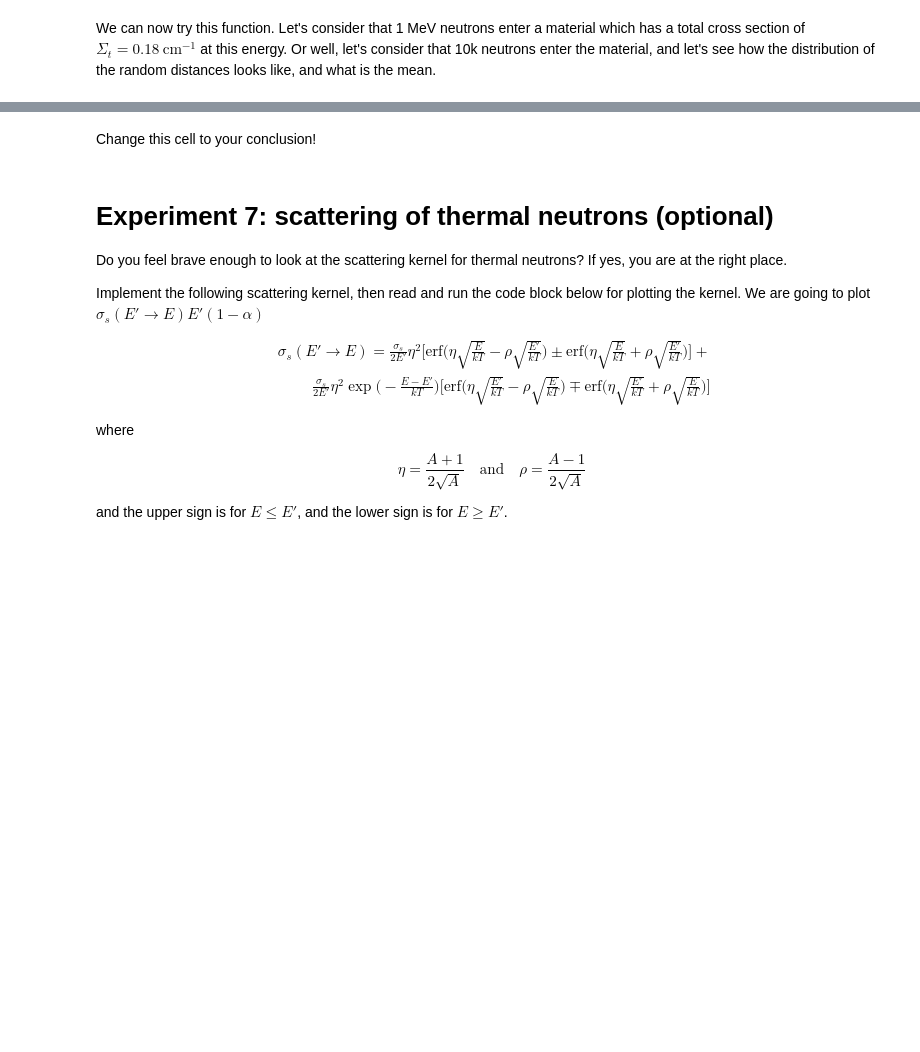
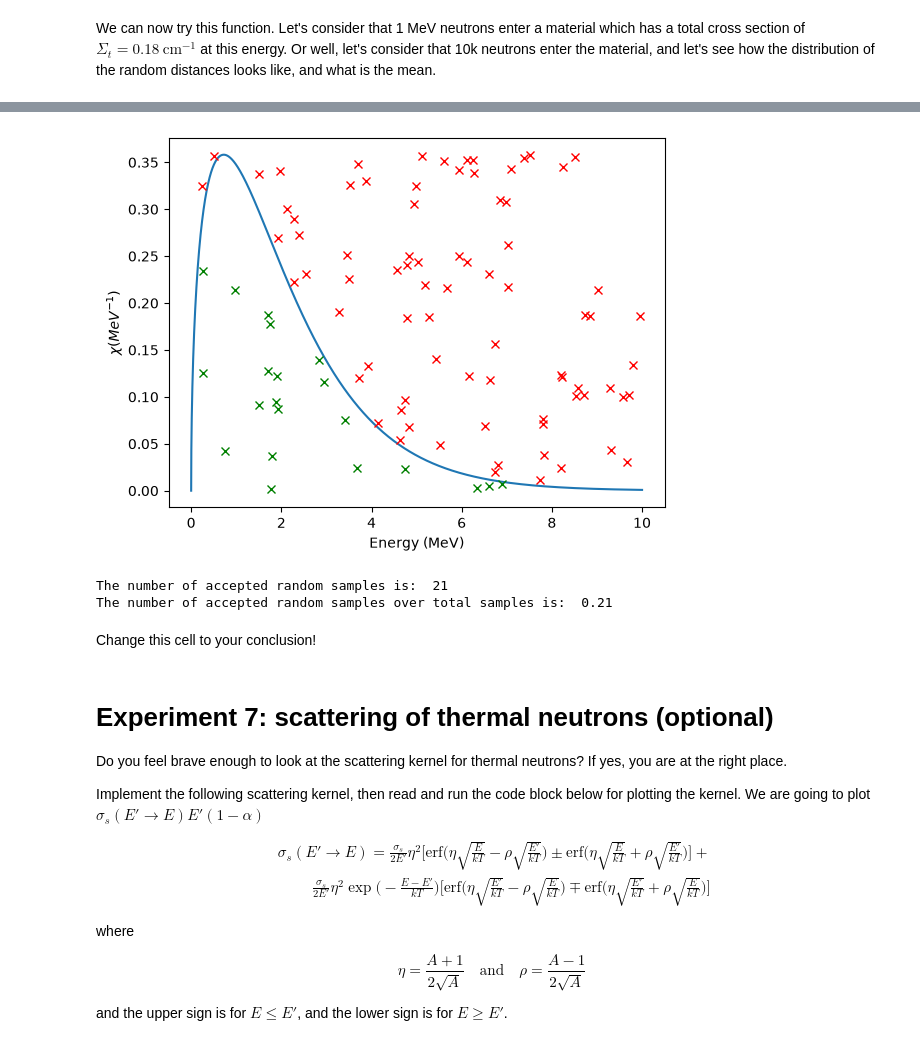
Before and after one commit to Ben0-0/IAEA_Reactor-Physics, a Jupyter notebook: Datalabs/Datalab04/4-Scattering_MCintro.ipynb, the cells around one changed output, grey strips where cells are left out. Cells and saved outputs as stored; diff of their text form; code cells hidden in the pictures; blank space fills up the shorter version.

```diff
--- a/Datalabs/Datalab04/4-Scattering_MCintro.ipynb
+++ b/Datalabs/Datalab04/4-Scattering_MCintro.ipynb
@@ -416,30 +421,38 @@ Draw 100 numbers $x$ between 0-10 MeV and draw 100 numbers $y$ between 0 and the
 
 Does this method seem to be efficient to sample the Watt-spectrum? Count the number of accepted random samples to estimate the efficiency!
 # %%
+import numpy as np
 def watt(x):
     C1 = 0.453
     C2 = 0.965
     C3 = 2.29
-    return #complete the line
+    return C1*np.exp(-x/C2)*np.sinh(np.sqrt(C3*x))
 
 E=np.linspace(0,10,10000)
 plt.figure()
 plt.plot(E,watt(E))
 maxW=np.max(watt(E))
-
-for _ in range(100):
+count = 0
+samples = 100
+for _ in range(samples):
     xi=np.random.uniform(0,10)
-    yi=#complete the line
+    yi=np.random.uniform(0,maxW)
     if yi<watt(xi):
         plt.plot(xi,yi,'gx')
-    #complete the if/else statements
-    #count how often a number is accepted!
+        count = count + 1
+    else:
+        plt.plot(xi,yi,'rx')
 
 plt.xlabel('Energy (MeV)')
 plt.ylabel(r'$\chi (MeV^{-1})$')
 plt.show()
 
-print()#print the estimated efficiency
+print('The number of accepted random samples is: ', count)#print the estimated efficiency
+print('The number of accepted random samples over total samples is: ', count/samples)
+# %% [output]
+[figure, added]
+The number of accepted random samples is:  21
+The number of accepted random samples over total samples is:  0.21
 # %% [markdown]
 Change this cell to your conclusion!
 # %% [markdown]
```
Also changed, not shown: parts of 11 cells of this notebook.
